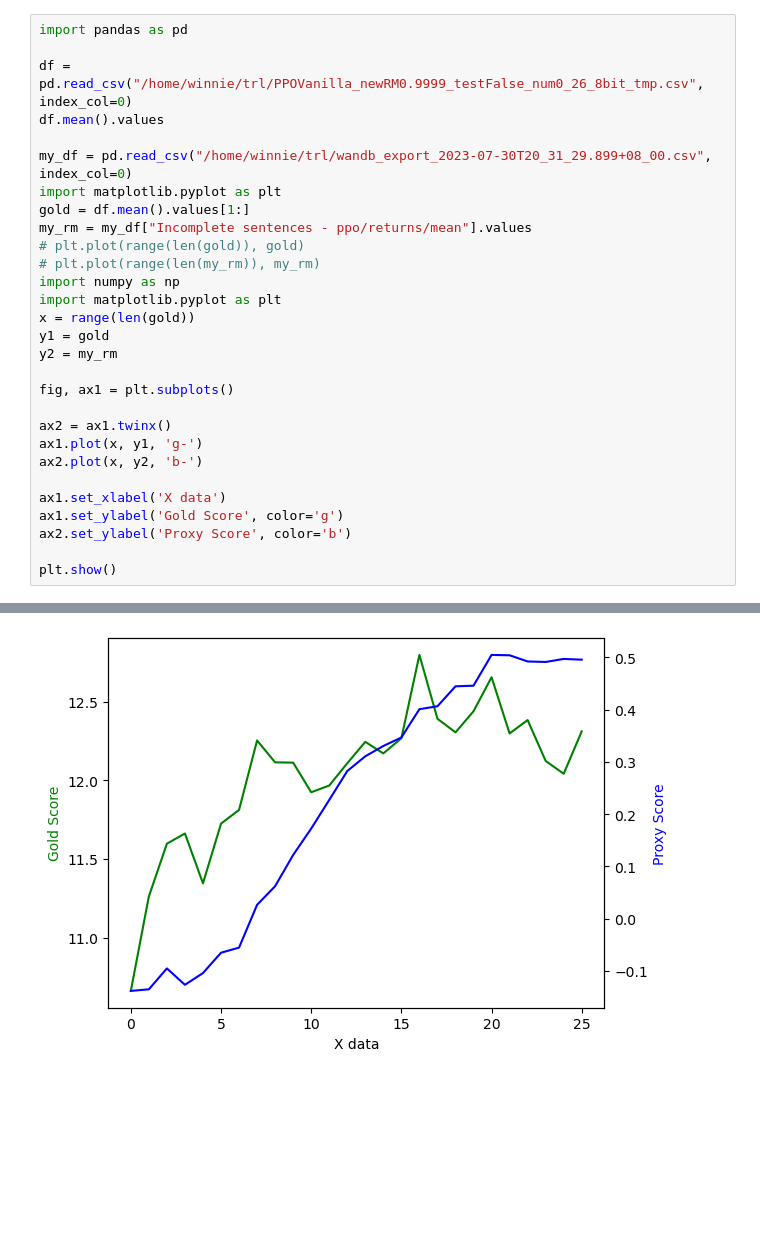
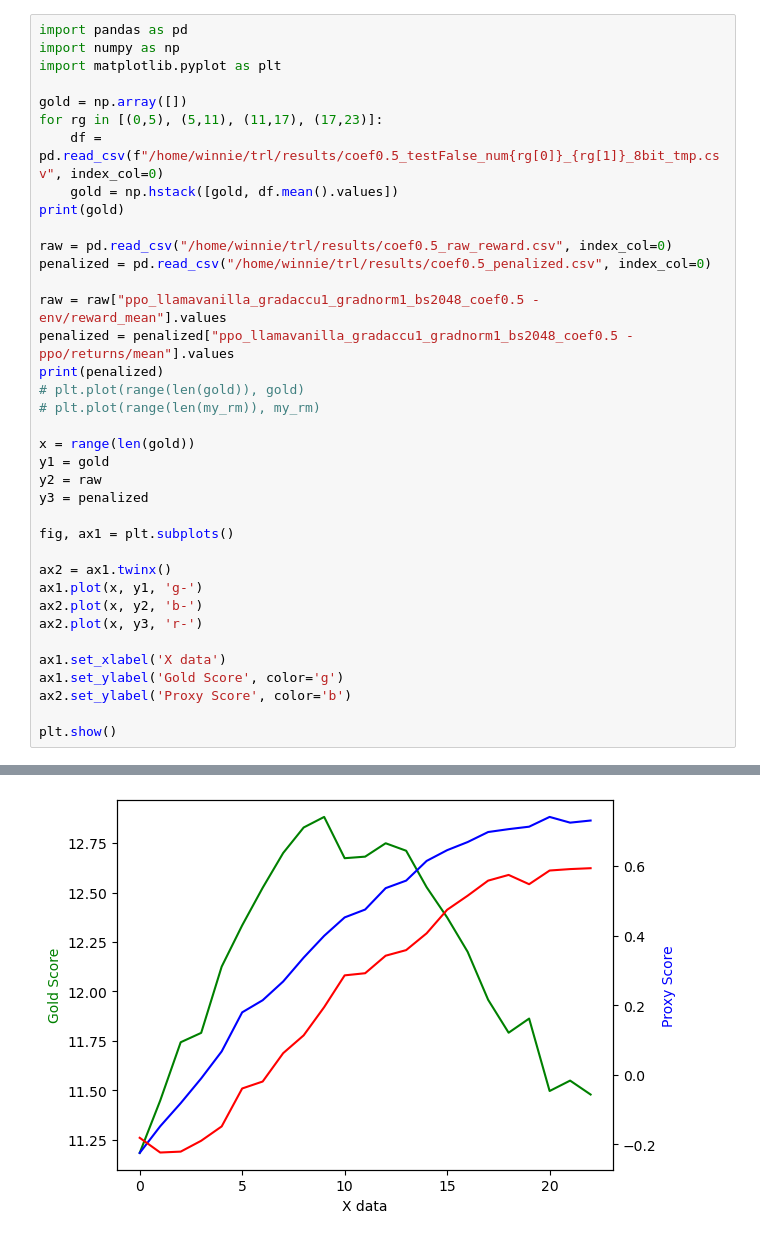
Before and after one commit to winnie0617/trl, a Jupyter notebook: gm_results.ipynb, the cells around one changed output, grey strips where cells are left out. Cells and saved outputs as stored; diff of their text form; blank space fills up the shorter version.

```diff
--- a/gm_results.ipynb
+++ b/gm_results.ipynb
@@ -1,26 +1,34 @@
 # %%
 import pandas as pd
+import numpy as np
+import matplotlib.pyplot as plt
 
-df = pd.read_csv("/home/winnie/trl/PPOVanilla_newRM0.9999_testFalse_num0_26_8bit_tmp.csv", index_col=0)
-df.mean().values
+gold = np.array([])
+for rg in [(0,5), (5,11), (11,17), (17,23)]:
+    df = pd.read_csv(f"/home/winnie/trl/results/coef0.5_testFalse_num{rg[0]}_{rg[1]}_8bit_tmp.csv", index_col=0)
+    gold = np.hstack([gold, df.mean().values])
+print(gold)
 
-my_df = pd.read_csv("/home/winnie/trl/wandb_export_2023-07-30T20_31_29.899+08_00.csv", index_col=0)
-import matplotlib.pyplot as plt
-gold = df.mean().values[1:]
-my_rm = my_df["Incomplete sentences - ppo/returns/mean"].values
+raw = pd.read_csv("/home/winnie/trl/results/coef0.5_raw_reward.csv", index_col=0)
+penalized = pd.read_csv("/home/winnie/trl/results/coef0.5_penalized.csv", index_col=0)
+
+raw = raw["ppo_llamavanilla_gradaccu1_gradnorm1_bs2048_coef0.5 - env/reward_mean"].values
+penalized = penalized["ppo_llamavanilla_gradaccu1_gradnorm1_bs2048_coef0.5 - ppo/returns/mean"].values
+print(penalized)
 # plt.plot(range(len(gold)), gold)
 # plt.plot(range(len(my_rm)), my_rm)
-import numpy as np
-import matplotlib.pyplot as plt
+
 x = range(len(gold))
 y1 = gold
-y2 = my_rm
+y2 = raw
+y3 = penalized
 
 fig, ax1 = plt.subplots()
 
 ax2 = ax1.twinx()
 ax1.plot(x, y1, 'g-')
 ax2.plot(x, y2, 'b-')
+ax2.plot(x, y3, 'r-')
 
 ax1.set_xlabel('X data')
 ax1.set_ylabel('Gold Score', color='g')
@@ -31 +47 @@ plt.show()
-[figure, old version]
+[figure, new version]
```
Also changed, not shown: parts of 10 cells of this notebook, 1 other file.
